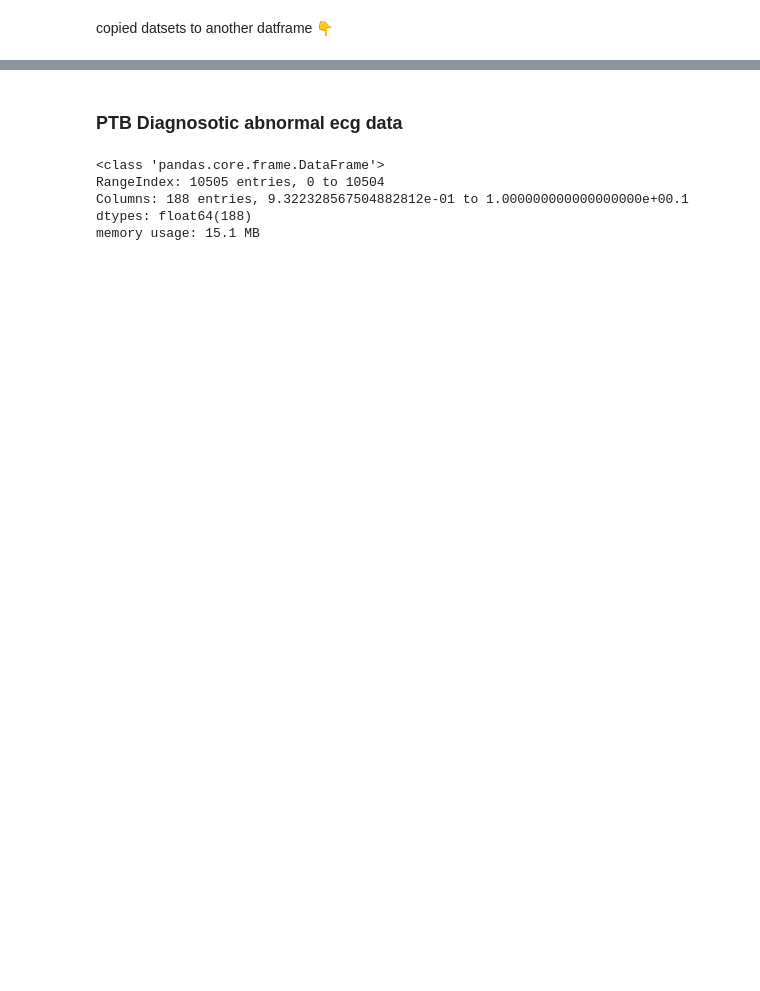
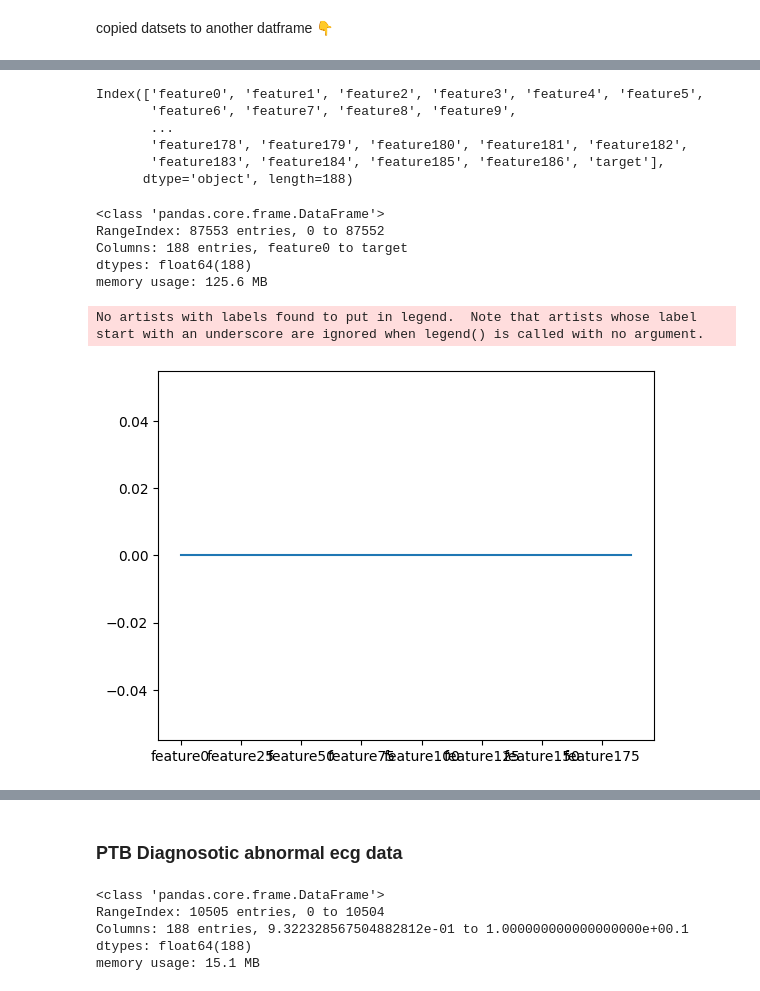
Before and after one commit to Mahim-SOL/ML_intern_task_SOL, a Jupyter notebook: Learning_task_of_SOL.ipynb, the cells around one changed output, grey strips where cells are left out. Saved outputs shown, nothing was run; the diff lists cells and outputs as text; code cells hidden in the pictures; blank space fills up the shorter version.

```diff
--- a/Learning_task_of_SOL.ipynb
+++ b/Learning_task_of_SOL.ipynb
@@ -130,0 +119,23 @@ import seaborn as sns
+# %%
+df1.columns
+# %% [output]
+Index(['feature0', 'feature1', 'feature2', 'feature3', 'feature4', 'feature5',
+       'feature6', 'feature7', 'feature8', 'feature9',
+       ...
+       'feature178', 'feature179', 'feature180', 'feature181', 'feature182',
+       'feature183', 'feature184', 'feature185', 'feature186', 'target'],
+      dtype='object', length=188)
+# %%
+df1.info()
+# %% [output]
+<class 'pandas.core.frame.DataFrame'>
+RangeIndex: 87553 entries, 0 to 87552
+Columns: 188 entries, feature0 to target
+dtypes: float64(188)
+memory usage: 125.6 MB
+# %%
+#if there are any NULL values in the dataset
+df_train.isnull().sum().plot().legend().set_visible(False)
+# %% [output]
+No artists with labels found to put in legend.  Note that artists whose label start with an underscore are ignored when legend() is called with no argument.
+[figure, added]
```
Also changed, not shown: parts of 116 cells of this notebook.
